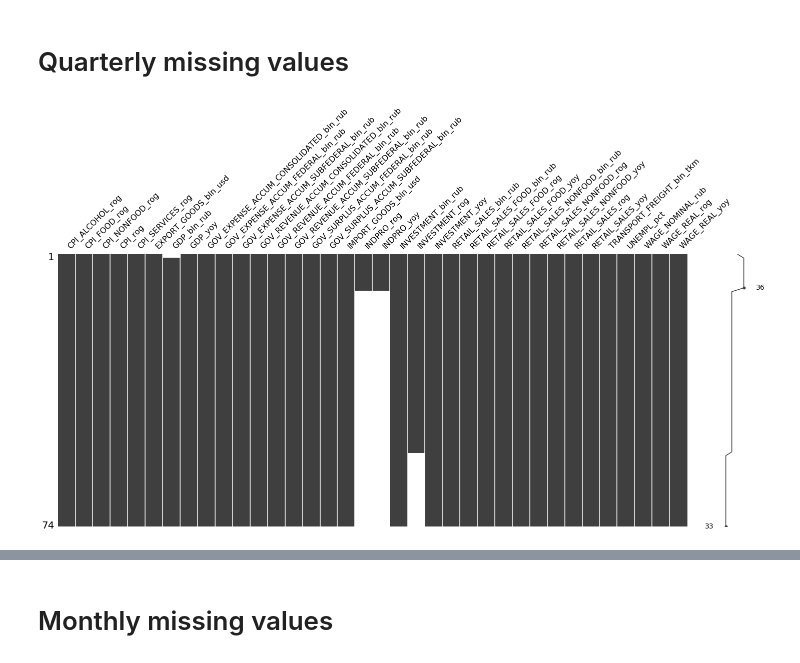
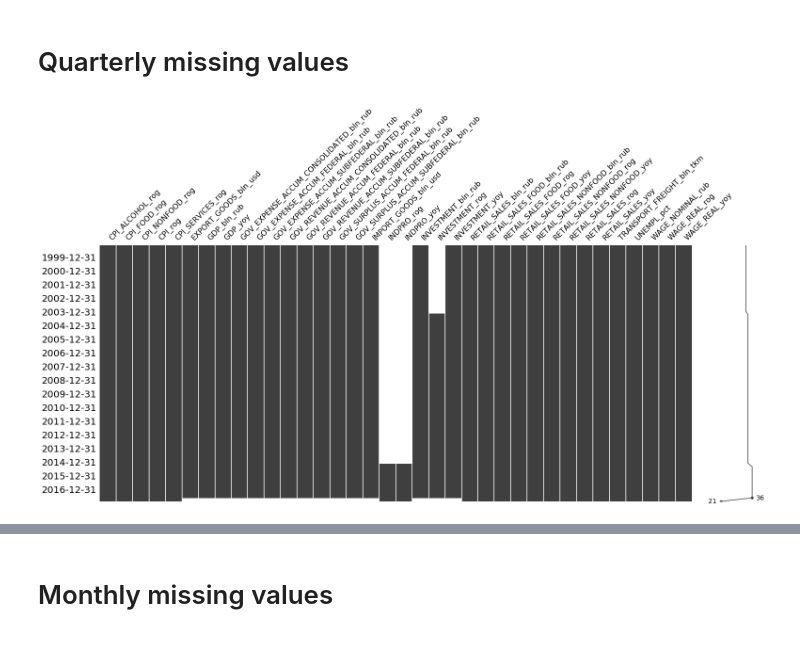
Before and after one commit to mini-kep/datamap, a Jupyter notebook: minikep_missing_values.ipynb, the cells around one changed output, grey strips where cells are left out. Cells and saved outputs as stored; diff of their text form; code cells hidden in the pictures.

Commit message:
Remove dependency on viz.py and query_all.py; update graphs with time index #11

```diff
--- a/minikep_missing_values.ipynb
+++ b/minikep_missing_values.ipynb
@@ -10,2 +7,10 @@ from query_all import Frequency, Datapoints
+# %%
+def read_from_url(url):
+    """Read pandas time series from *source_url*."""
+    return pd.read_csv(url, converters={0: pd.to_datetime}, index_col=0, squeeze=True)
+
+def get_frame(freq):
+    url = f'http://minikep-db.herokuapp.com/api/frame?freq={freq}'
+    return read_from_url(url)
 # %%
-annual, quarterly, monthly, daily = [Frequency(f).names for f in 'aqmd']
+annual, quarterly, monthly, daily = [get_frame(f) for f in 'aqmd']
@@ -43,6 +43,6 @@ msno.matrix(dfa)
 # %% [markdown]
 # Quarterly missing values
 # %%
-msno.matrix(dfq)
+msno.matrix(quarterly, freq='A')
 # %% [output]
-[figure, old version]
+[figure, new version]
```
Also changed, not shown: parts of 11 cells of this notebook.
